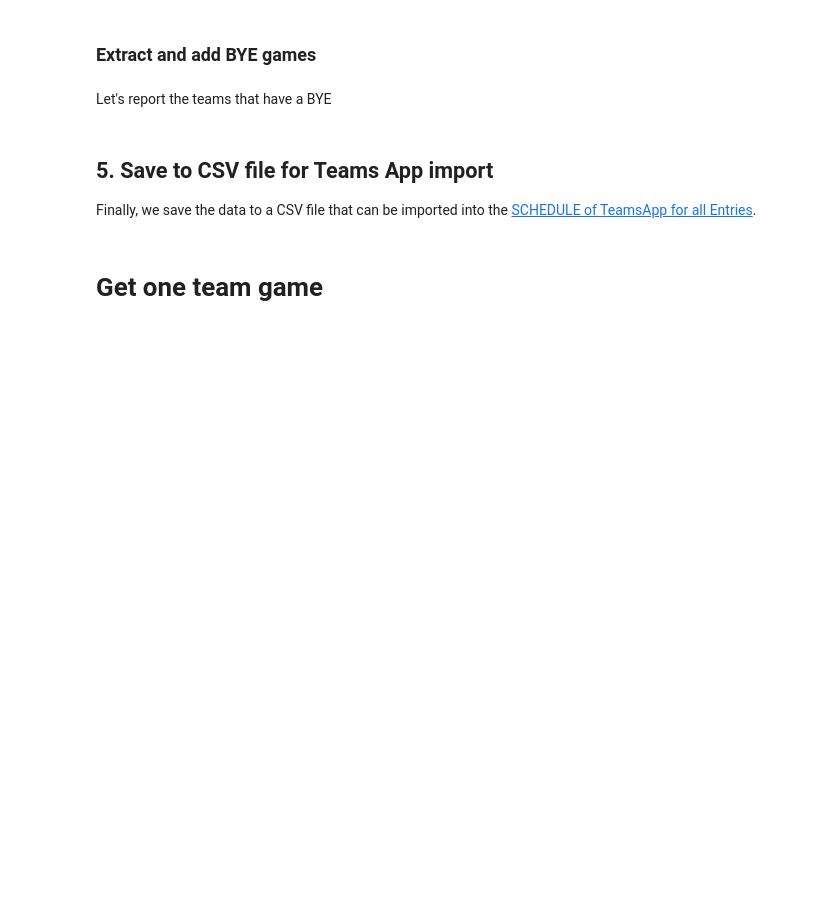
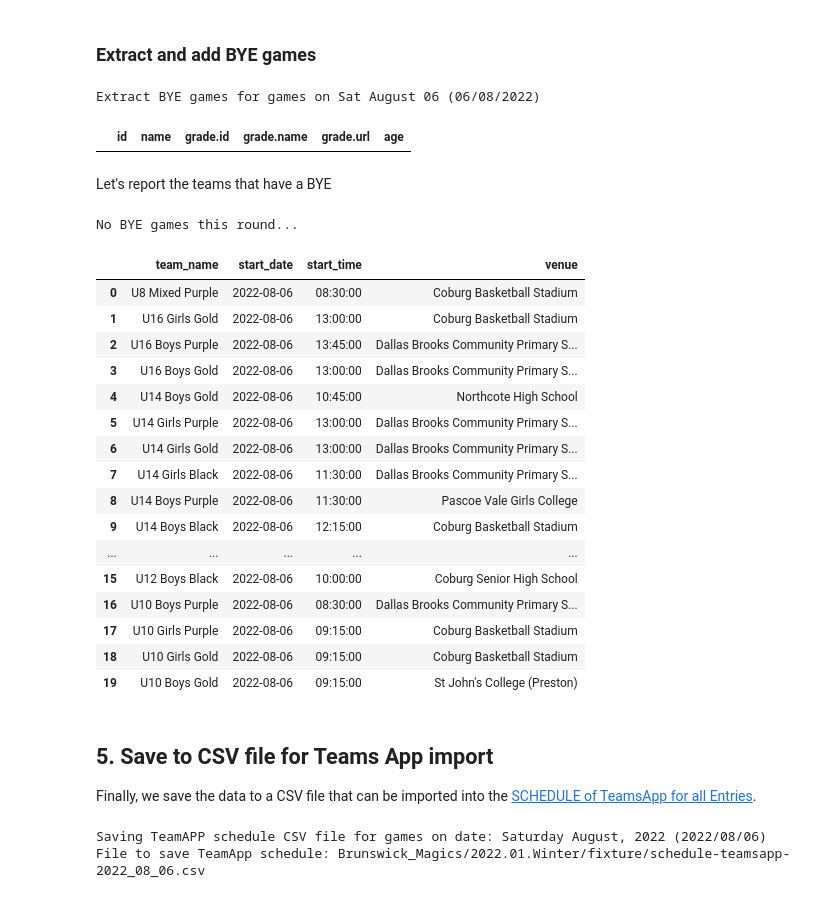
Before and after one commit to ssardina/tapp-fixture, a Jupyter notebook: playhq_scrape.ipynb, the cells around one changed output. Cells and saved outputs as stored; diff of their text form; code cells hidden in the pictures; blank space fills up the shorter version.

Commit message:
lots of datetime changes and refactoring #1

```diff
--- a/playhq_scrape.ipynb
+++ b/playhq_scrape.ipynb
@@ -47,8 +47,13 @@ The feature to create new API credentials is disabled for you and can only be ac
 CLUB_NAME = "Brunswick Magic Basketball Club"
 X_TENANT="bv"
 ORG_ID="8c4d5431-eaa5-4644-82ac-992abe224b88"
+TIMEZONE = 'Australia/Melbourne'
+
 GAME_DATE = phq.next_day(calendar.SATURDAY) # get the date of the upcoming Saturday (game day in competition)
-TIMEZONE = 'Australia/Melbourne'
+GAME_DATE_TIMESTAMP = pd.to_datetime(GAME_DATE).tz_localize(TIMEZONE)
+GAME_DATE_NAME = GAME_DATE_TIMESTAMP.strftime("%A %B %d, %Y (%Y/%m/%d)") # Saturday August 06, 2022
+
+
 
 # Provide the x-api-key either explicitly or via a file
 X_API_KEY="<YOUR PLAYHQ ADMIN KEY>"
@@ -59,5 +64,5 @@ if os.path.exists('x_api_key.txt'):
 
 phq_club = phq.PlayHQ(CLUB_NAME, ORG_ID, X_API_KEY, X_TENANT, TIMEZONE)
 
-print(f"Set-up games for club {CLUB_NAME} for upcoming Saturday is: {GAME_DATE.strftime('%A %B %d of %Y')}")
+print(f"Set-up games for club {CLUB_NAME} for upcoming Saturday is: {GAME_DATE_NAME}")
 # %% [output]
@@ -167,0 +123,5 @@ print(f'Games extracted for rounds {game_rounds} on date: {game_date.strftime("%
+# %%
+upcoming_games_df = phq_club.get_games(teams_df, GAME_DATE_TIMESTAMP)
+
+print(f'There were {upcoming_games_df.size} games extracted for game day: {GAME_DATE_NAME}')
+upcoming_games_df[phq.GAMES_COLS]
@@ -192,7 +205,7 @@ print(team_apps_csv_df.iloc[4]['description'])
 # Extract the date of the round
 date = team_apps_csv_df.iloc[1]['start_date']
 
-print(f"Extract BYE games for games on {date.strftime('%a %d/%m/%Y')}")
+print(f"Extract BYE games for games on {date.strftime('%a %B %d (%d/%m/%Y)')}")
 
 # Extract teams that do not have a game
 playing_teams = games_tapps_df['team_id'].tolist()
@@ -227,6 +240,9 @@ if not bye_teams_df.empty:  # there are BYE games
     team_apps_csv_df.drop_duplicates(inplace=True)
 
 bye_teams_df
+# %% [output]
+Extract BYE games for games on Sat August 06 (06/08/2022)
+|  | id | name | grade.id | grade.name | grade.url | age |
 # %% [markdown]
 Let's report the teams that have a BYE
 # %%
@@ -235,9 +251,29 @@ if bye_teams_df.size > 0:
         print(x)
 else:
     print("No BYE games this round...")
+# %% [output]
+No BYE games this round...
 # %%
 team_apps_csv_df.columns
-team_apps_csv_df[['team_name', 'start_time', 'venue']]
+team_apps_csv_df[['team_name', 'start_date', 'start_time', 'venue']]
+# %% [output]
+|  | team_name | start_date | start_time | venue |
+| 0 | U8 Mixed Purple | 2022-08-06 | 08:30:00 | Coburg Basketball Stadium |
+| 1 | U16 Girls Gold | 2022-08-06 | 13:00:00 | Coburg Basketball Stadium |
+| 2 | U16 Boys Purple | 2022-08-06 | 13:45:00 | Dallas Brooks Community Primary S... |
+| 3 | U16 Boys Gold | 2022-08-06 | 13:00:00 | Dallas Brooks Community Primary S... |
+| 4 | U14 Boys Gold | 2022-08-06 | 10:45:00 | Northcote High School |
+| 5 | U14 Girls Purple | 2022-08-06 | 13:00:00 | Dallas Brooks Community Primary S... |
+| 6 | U14 Girls Gold | 2022-08-06 | 13:00:00 | Dallas Brooks Community Primary S... |
+| 7 | U14 Girls Black | 2022-08-06 | 11:30:00 | Dallas Brooks Community Primary S... |
+| 8 | U14 Boys Purple | 2022-08-06 | 11:30:00 | Pascoe Vale Girls College |
+| 9 | U14 Boys Black | 2022-08-06 | 12:15:00 | Coburg Basketball Stadium |
+| ... | ... | ... | ... | ... |
+| 15 | U12 Boys Black | 2022-08-06 | 10:00:00 | Coburg Senior High School |
+| 16 | U10 Boys Purple | 2022-08-06 | 08:30:00 | Dallas Brooks Community Primary S... |
+| 17 | U10 Girls Purple | 2022-08-06 | 09:15:00 | Coburg Basketball Stadium |
+| 18 | U10 Girls Gold | 2022-08-06 | 09:15:00 | Coburg Basketball Stadium |
+| 19 | U10 Boys Gold | 2022-08-06 | 09:15:00 | St John's College (Preston) |
 # %% [markdown]
 ## 5. Save to CSV file for Teams App import
 
@@ -247,8 +283,9 @@ Finally, we save the data to a CSV file that can be imported into the [SCHEDULE
 
 file_csv = os.path.join(PATH_SAVE_CSV, f"schedule-teamsapp-{date.strftime('%Y_%m_%d')}.csv")
 
-print(f'Saving schedule for round {game_rounds} on date: {game_date.strftime("%a %Y/%m/%d")}')
+print(f'Saving TeamAPP schedule CSV file for games on date: {game_timestamp.strftime("%A %B, %Y (%Y/%m/%d)")}')
 print('File to save TeamApp schedule:', file_csv)
 team_apps_csv_df.to_csv(file_csv, index=False)
+# %% [output]
+Saving TeamAPP schedule CSV file for games on date: Saturday August, 2022 (2022/08/06)
+File to save TeamApp schedule: Brunswick_Magics/2022.01.Winter/fixture/schedule-teamsapp-2022_08_06.csv
-# %% [markdown]
-# Get one team game
```
Also changed, not shown: parts of 14 cells of this notebook, 1 other file.
